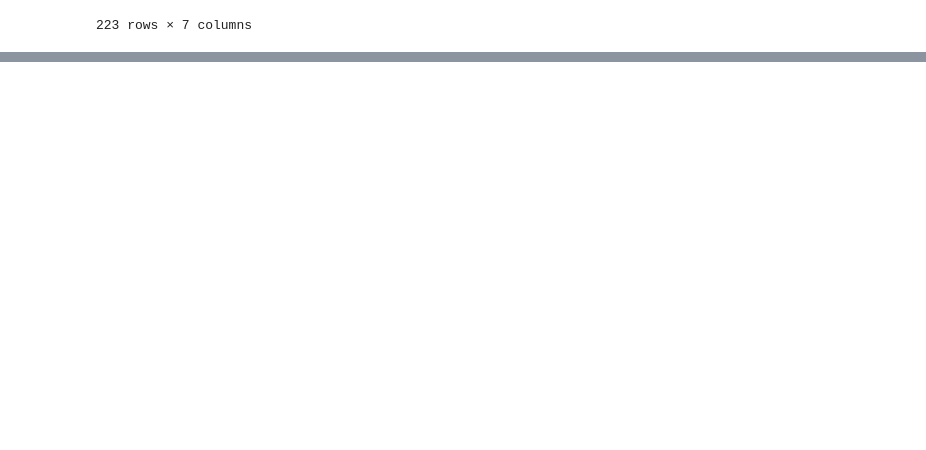
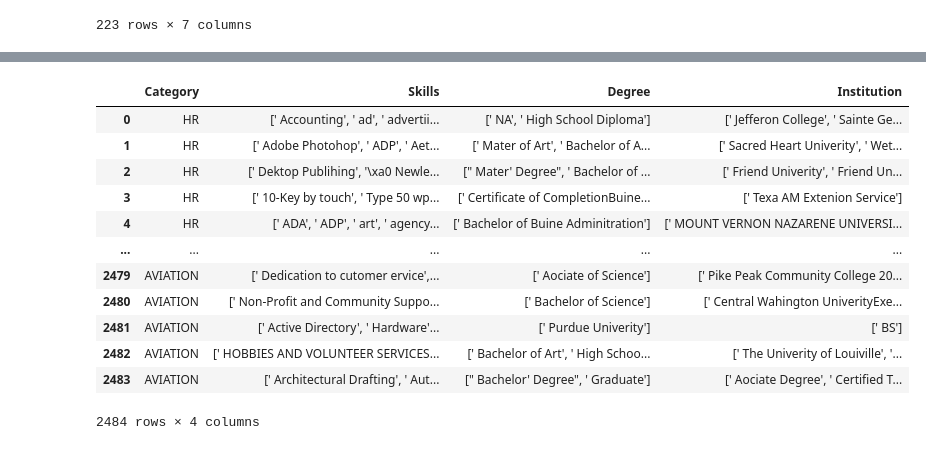
Before and after one commit to Jatin-Repository/Captial_Placement, a Jupyter notebook: PDF_Extractor.ipynb, the cells around one changed output, grey strips where cells are left out. Drawn from its saved outputs; the diff is of its cells as text; code cells hidden in the pictures; blank space fills up the shorter version.

```diff
--- a/PDF_Extractor.ipynb
+++ b/PDF_Extractor.ipynb
@@ -359,0 +394,16 @@ temp_df[temp_df['Degree']<temp_df['Institution']]
+# %%
+pd.read_csv('Actual_Data.csv',index_col='Unnamed: 0')
+# %% [output]
+|  | Category | Skills | Degree | Institution |
+| 0 | HR | [' Accounting', ' ad', ' advertii... | [' NA', ' High School Diploma'] | [' Jefferon College', ' Sainte Ge... |
+| 1 | HR | [' Adobe Photohop', ' ADP', ' Aet... | [' Mater of Art', ' Bachelor of A... | [' Sacred Heart Univerity', ' Wet... |
+| 2 | HR | [' Dektop Publihing', '\xa0 Newle... | [" Mater' Degree", ' Bachelor of ... | [' Friend Univerity', ' Friend Un... |
+| 3 | HR | [' 10-Key by touch', ' Type 50 wp... | [' Certificate of CompletionBuine... | [' Texa AM Extenion Service'] |
+| 4 | HR | [' ADA', ' ADP', ' art', ' agency... | [' Bachelor of Buine Adminitration'] | [' MOUNT VERNON NAZARENE UNIVERSI... |
+| ... | ... | ... | ... | ... |
+| 2479 | AVIATION | [' Dedication to cutomer ervice',... | [' Aociate of Science'] | [' Pike Peak Community College 20... |
+| 2480 | AVIATION | [' Non-Profit and Community Suppo... | [' Bachelor of Science'] | [' Central Wahington UniverityExe... |
+| 2481 | AVIATION | [' Active Directory', ' Hardware'... | [' Purdue Univerity'] | [' BS'] |
+| 2482 | AVIATION | [' HOBBIES AND VOLUNTEER SERVICES... | [' Bachelor of Art', ' High Schoo... | [' The Univerity of Louiville', '... |
+| 2483 | AVIATION | [' Architectural Drafting', ' Aut... | [" Bachelor' Degree", ' Graduate'] | [' Aociate Degree', ' Certified T... |
+2484 rows × 4 columns
```
Also changed, not shown: parts of 12 cells of this notebook, 1 other file.
